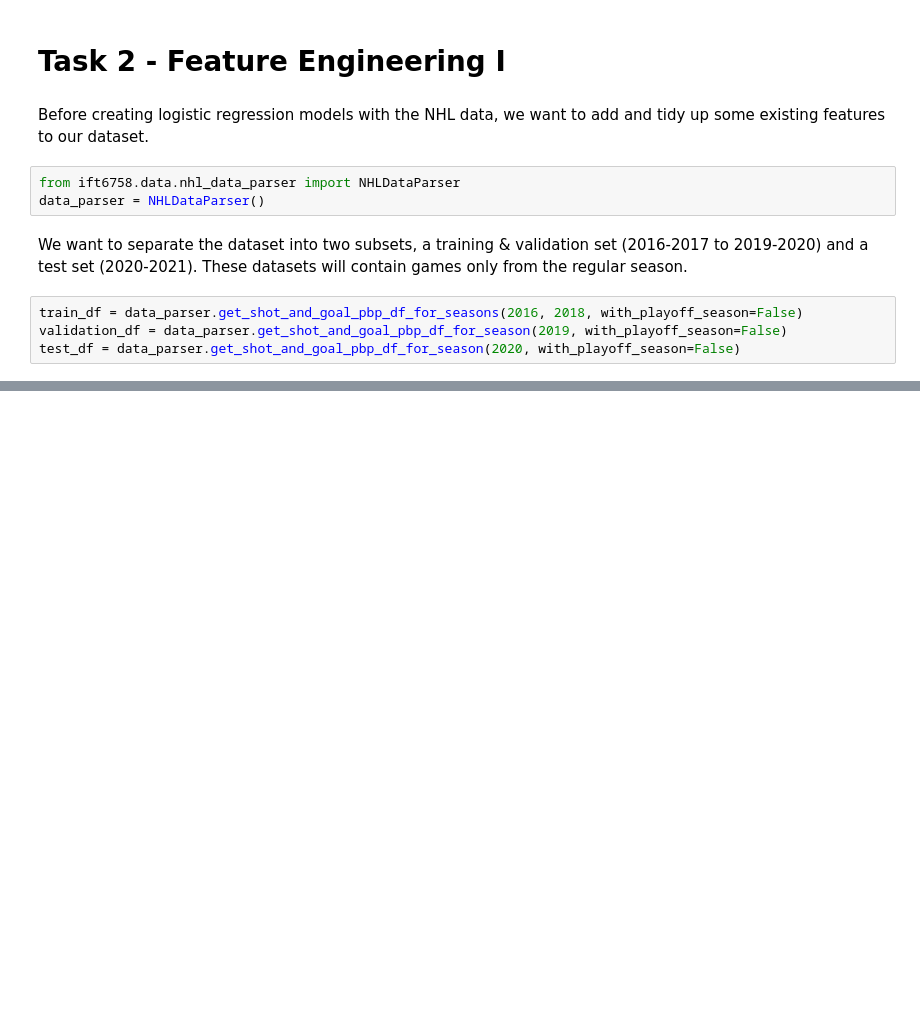
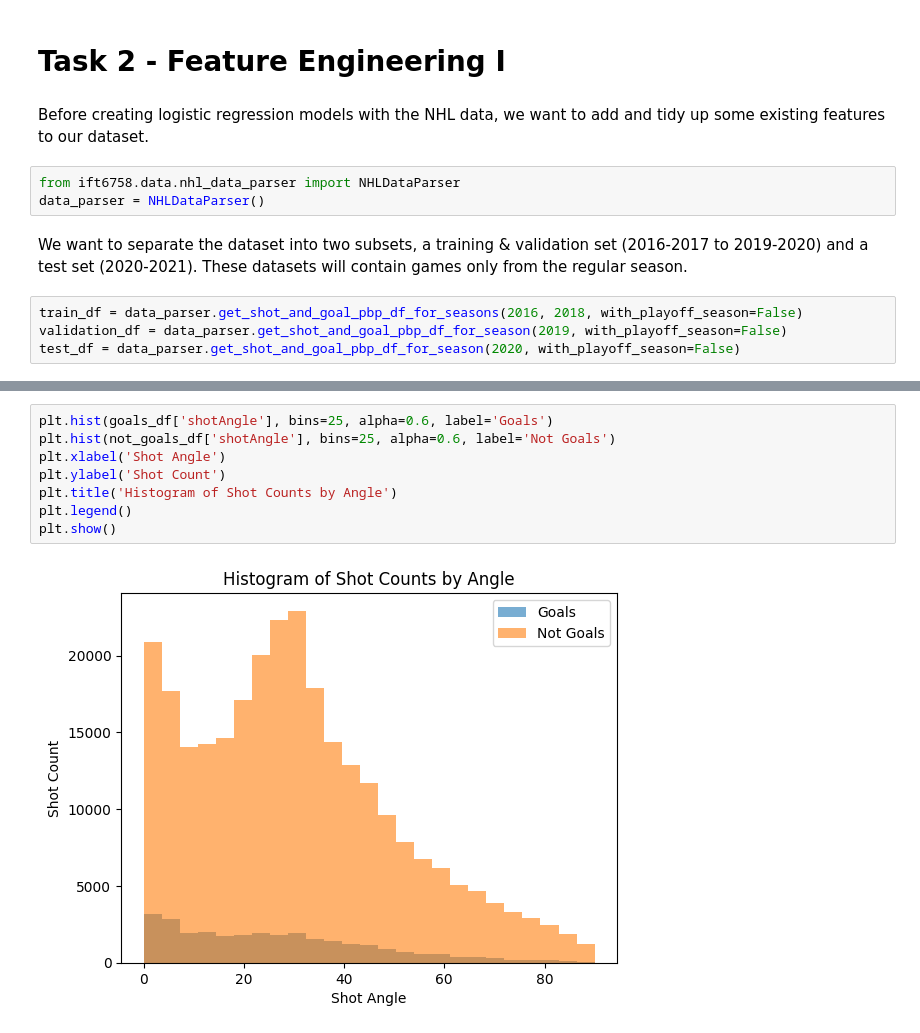
Before and after one commit to rajamatt/ift6758-project, a Jupyter notebook: notebooks/milestone_2/Task 2.ipynb, the cells around one changed output, grey strips where cells are left out. Saved outputs shown, nothing was run; the diff lists cells and outputs as text; blank space fills up the shorter version.

```diff
--- a/notebooks/milestone_2/Task 2.ipynb
+++ b/notebooks/milestone_2/Task 2.ipynb
@@ -22,0 +34,10 @@ train_df.tail()
+# %%
+plt.hist(goals_df['shotAngle'], bins=25, alpha=0.6, label='Goals')
+plt.hist(not_goals_df['shotAngle'], bins=25, alpha=0.6, label='Not Goals')
+plt.xlabel('Shot Angle')
+plt.ylabel('Shot Count')
+plt.title('Histogram of Shot Counts by Angle')
+plt.legend()
+plt.show()
+# %% [output]
+[figure, added]
```
Also changed, not shown: parts of 5 cells of this notebook, 1 other file.
